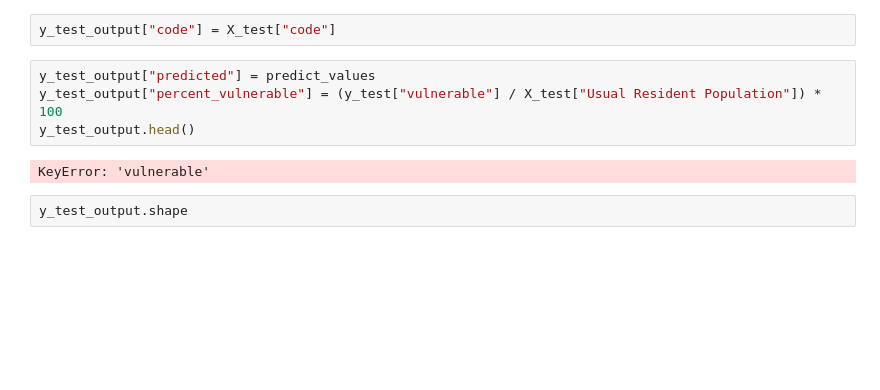
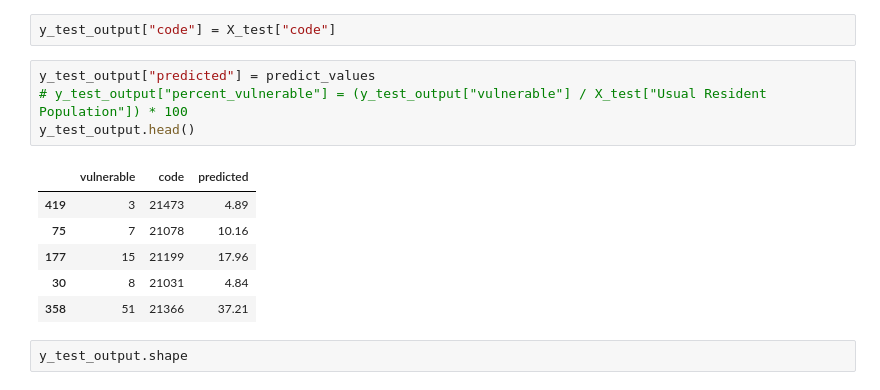
Before and after one commit to ali-beer/monu-mel-data-project-final, a Jupyter notebook: data/machine_learning_template.ipynb, the cells around one changed output. Saved outputs shown, nothing was run; the diff lists cells and outputs as text; blank space fills up the shorter version.

```diff
--- a/data/machine_learning_template.ipynb
+++ b/data/machine_learning_template.ipynb
@@ -184,10 +184,15 @@ y_test_output = pd.DataFrame(y_test)
 y_test_output["code"] = X_test["code"]
 # %%
 y_test_output["predicted"] = predict_values
-y_test_output["percent_vulnerable"] = (y_test["vulnerable"] / X_test["Usual Resident Population"]) * 100
+# y_test_output["percent_vulnerable"] = (y_test_output["vulnerable"] / X_test["Usual Resident Population"]) * 100
 y_test_output.head()
 # %% [output]
-KeyError: 'vulnerable'
+|  | vulnerable | code | predicted |
+| 419 | 3 | 21473 | 4.89 |
+| 75 | 7 | 21078 | 10.16 |
+| 177 | 15 | 21199 | 17.96 |
+| 30 | 8 | 21031 | 4.84 |
+| 358 | 51 | 21366 | 37.21 |
 # %%
 y_test_output.shape
 # %% [output]
```
Also changed, not shown: parts of 4 cells of this notebook, 12 other files.
